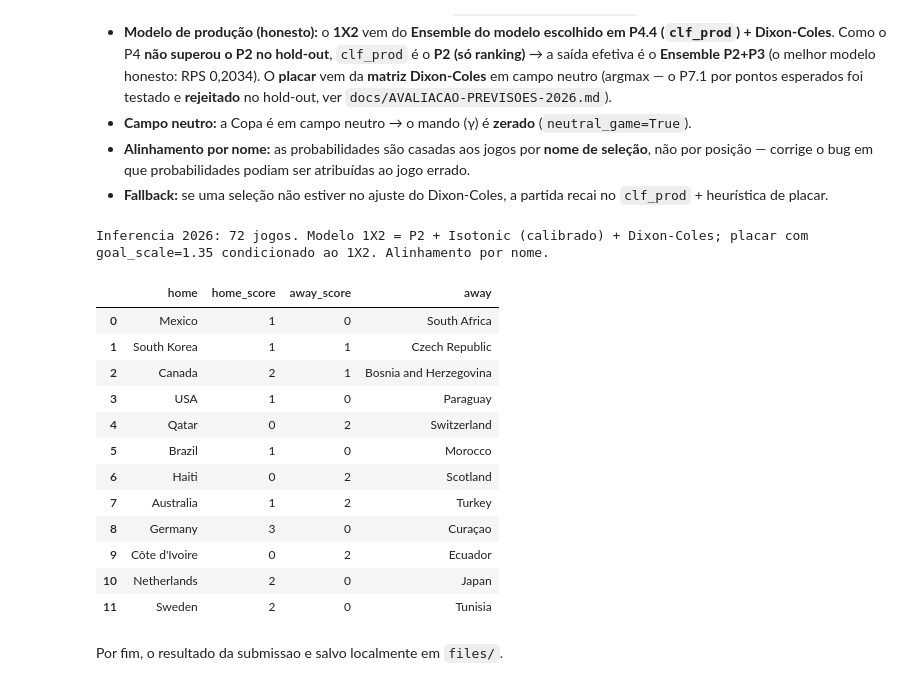
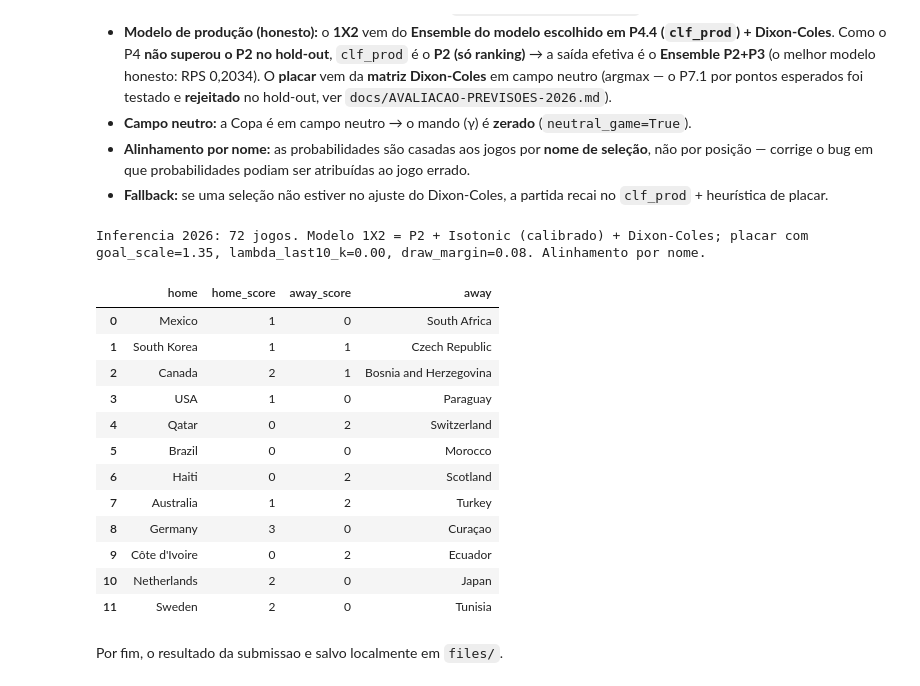
Before and after one commit to franklaercio/paul-the-octopus, a Jupyter notebook: src/paultheoctopus.ipynb, the cells around one changed output. Cells and saved outputs as stored; diff of their text form; code cells hidden in the pictures.

Commit message:
Improve scoreline draw conditioning

```diff
--- a/src/paultheoctopus.ipynb
+++ b/src/paultheoctopus.ipynb
@@ -886,17 +886,20 @@ def constrained_argmax_scoreline(M, outcome):
     flat = int(np.argmax(W))
     return (flat // n, flat % n)
 
-def predict_match(a, b, gamma, rho, home, away, neutral_game=True, goal_scale=1.0):
+def predict_match(a, b, gamma, rho, home, away, neutral_game=True, goal_scale=1.0,
+                  lambda_mult_home=1.0, lambda_mult_away=1.0):
     """Distribuicao completa de placares P(i,j) e 1X2 derivado dela.
 
     goal_scale multiplica as medias de gols (lambda/mu) antes de montar a
-    matriz. O default 1.0 preserva o comportamento historico; a producao
-    pode usar uma escala calibrada apenas para escolher o placar.
+    matriz. lambda_mult_home/away permitem ajustes suaves por features de
+    ataque/defesa recentes. Defaults preservam o comportamento historico.
     """
     ih, ia = team_idx[home], team_idx[away]
     home_adv = 0.0 if neutral_game else gamma          # Copa = neutro -> mando zerado
-    lam = np.exp(np.clip(a[ih] - b[ia] + home_adv, -5, 5)) * float(goal_scale)
-    mu = np.exp(np.clip(a[ia] - b[ih], -5, 5)) * float(goal_scale)
+    lam = (np.exp(np.clip(a[ih] - b[ia] + home_adv, -5, 5)) *
+           float(goal_scale) * float(lambda_mult_home))
+    mu = (np.exp(np.clip(a[ia] - b[ih], -5, 5)) *
+          float(goal_scale) * float(lambda_mult_away))
     i = np.arange(MAXG + 1)
     M = np.outer(poisson.pmf(i, lam), poisson.pmf(i, mu))   # M[i,j]=P(casa=i, fora=j)
     M[0, 0] *= (1 - lam * mu * rho)                    # correcao Dixon-Coles
@@ -1394,9 +1482,13 @@ def _fit_eval(features, eval_feat, eval_y):
 
 BASE_FEATURES = ['average_rank', 'rank_difference']   # P2 (so ranking)
 # Features "diff" encodam a comparacao direta (mais robustas que pares
-# home/away separados num hold-out de 57 jogos). H2H fora (vazaria, ver P4.2).
+# home/away separados num hold-out de 57 jogos). Last10 separa perfil recente
+# de ataque/defesa. H2H fora (vazaria, ver P4.2).
 P4_CANDIDATES = ['elo_diff', 'points_diff', 'form_diff', 'gf_diff', 'ga_diff',
-                 'rest_diff', 'neutral_int']
+                 'rest_diff', 'neutral_int',
+                 'attack_diff_last10', 'defense_diff_last10', 'pressure_diff_last10',
+                 'attack_diff_last10_adj', 'defense_diff_last10_adj',
+                 'pressure_diff_last10_adj']
 
 # Guarda anti-vazamento: nenhuma coluna de placar/alvo entre os candidatos.
 _proibidas = {'home_score', 'away_score', 'score_difference', 'is_won', 'outcome'}
@@ -1410,7 +1502,7 @@ print("Baseline P2 (so ranking): RPS VALIDACAO = %.4f\n" % _base_rps)
 print("Ablacao isolada (cada feature sozinha sobre o baseline, RPS na VALIDACAO):")
 for c in P4_CANDIDATES:
     r, _ = _fit_eval(BASE_FEATURES + [c], valid_feat, y_valid)
-    print("  + %-12s RPS_valid=%.4f  (delta %+.4f)" % (c, r, r - _base_rps))
+    print("  + %-22s RPS_valid=%.4f  (delta %+.4f)" % (c, r, r - _base_rps))
 
 # --- Forward greedy guiado pela VALIDACAO (mantem so o que melhora) ---
 print("\nForward greedy (seleciona na VALIDACAO; reporta no hold-out em P4.4):")
@@ -1423,7 +1515,7 @@ while _pool:
             _best = (c, r)
     if _best[1] < _cur - 1e-4:          # melhora real (> 0.0001 em RPS)
         P4_FEATURES.append(_best[0]); _pool.remove(_best[0]); _cur = _best[1]
-        print("  ACEITA + %-12s -> RPS_valid %.4f" % (_best[0], _cur))
+        print("  ACEITA + %-22s -> RPS_valid %.4f" % (_best[0], _cur))
     else:
         print("  PARA: melhor candidato (%s, RPS_valid %.4f) nao melhora a validacao."
               % (_best[0], _best[1]))
@@ -1801,11 +1897,13 @@ print("\nVEREDITO: calibracao isotonic do P2 %s." %
 
 # Expoe o objeto de producao consumido na inferencia 2026 (cell-43):
 #   clf_prod_calibrated = P2 com isotonic, se adotado; senao o clf_prod do P4.
-if ADOPT_CALIBRATION:
+if ADOPT_CALIBRATION and PROD_NAME.startswith("P2"):
     clf_prod_calibrated = cal_p2_isotonic
     PROD_CALIB_FEATURES = FEATURES                # P2 usa so as 2 features de ranking
     PROD_CALIB_NAME = "P2 + Isotonic (calibrado)"
 else:
+    # Se o P4/last10 vencer no hold-out, nao sobrescrevemos a producao
+    # com a calibracao especifica do P2. Calibrar P4 fica como etapa futura.
     clf_prod_calibrated = clf_prod
     PROD_CALIB_FEATURES = PROD_FEATURES
     PROD_CALIB_NAME = PROD_NAME
@@ -1948,39 +2254,47 @@ for _k, _r in enumerate(_inf.itertuples(index=False)):
         _ens = (_prod + _dc) / 2; _ens = _ens / _ens.sum()
         p_home, p_draw, p_away = _ens
 
         _score_scale = GOAL_SCALE_PROD if 'GOAL_SCALE_PROD' in dir() else 1.0
+        _lambda_k = LAMBDA_LAST10_K_PROD if 'LAMBDA_LAST10_K_PROD' in dir() else 0.0
+        _lambda_clip = LAMBDA_LAST10_CLIP_PROD if 'LAMBDA_LAST10_CLIP_PROD' in dir() else (1.0, 1.0)
+        _mh, _ma = _lambda_last10_mults(_r, k=_lambda_k, clip_bounds=_lambda_clip)
         _M_score, _, _ = predict_match(
             dc_alpha, dc_beta, dc_gamma, dc_rho, _h, _a, neutral_game=True,
-            goal_scale=_score_scale)
-        home_score, away_score = constrained_argmax_scoreline(_M_score, np.argmax(_ens))
+            goal_scale=_score_scale, lambda_mult_home=_mh, lambda_mult_away=_ma)
+        _draw_margin = DRAW_MARGIN_PROD if 'DRAW_MARGIN_PROD' in dir() else 0.0
+        _score_outcome = choose_outcome_with_draw_margin(_ens, margin=_draw_margin)
+        home_score, away_score = constrained_argmax_scoreline(_M_score, _score_outcome)
     else:
         # Fallback (selecao sem historico no DC): modelo de producao + heuristica.
         p_home, p_draw, p_away = _prod
         _o = int(np.argmax([p_home, p_draw, p_away])); home_score = away_score = 0
         if _o == 1:
             if max(p_home, p_away) > 0.30: home_score = away_score = 1
         elif _o == 0:
             home_score = 2 if p_home > 0.70 else 1; away_score = 1 if p_home <= 0.60 else 0
         else:
             away_score = 2 if p_away > 0.70 else 1; home_score = 1 if p_away <= 0.60 else 0
     _rows.append({"home": _r.disp_home, "home_score": int(home_score),
                   "away_score": int(away_score), "away": _r.disp_away})
 
 predictions = pd.DataFrame(_rows, columns=["home", "home_score", "away_score", "away"])
 print("Inferencia 2026: %d jogos. Modelo 1X2 = %s + Dixon-Coles; "
-      "placar com goal_scale=%.2f condicionado ao 1X2. Alinhamento por nome." % (len(predictions),
+      "placar com goal_scale=%.2f, lambda_last10_k=%.2f, draw_margin=%.2f. "
+      "Alinhamento por nome." % (len(predictions),
       PROD_CALIB_NAME if 'PROD_CALIB_NAME' in dir() else PROD_NAME,
-      GOAL_SCALE_PROD if 'GOAL_SCALE_PROD' in dir() else 1.0))
+      GOAL_SCALE_PROD if 'GOAL_SCALE_PROD' in dir() else 1.0,
+      LAMBDA_LAST10_K_PROD if 'LAMBDA_LAST10_K_PROD' in dir() else 0.0,
+      DRAW_MARGIN_PROD if 'DRAW_MARGIN_PROD' in dir() else 0.0))
 predictions.head(12)
 # %% [output]
-Inferencia 2026: 72 jogos. Modelo 1X2 = P2 + Isotonic (calibrado) + Dixon-Coles; placar com goal_scale=1.35 condicionado ao 1X2. Alinhamento por nome.
+Inferencia 2026: 72 jogos. Modelo 1X2 = P2 + Isotonic (calibrado) + Dixon-Coles; placar com goal_scale=1.35, lambda_last10_k=0.00, draw_margin=0.08. Alinhamento por nome.
 |  | home | home_score | away_score | away |
 | 0 | Mexico | 1 | 0 | South Africa |
 | 1 | South Korea | 1 | 1 | Czech Republic |
 | 2 | Canada | 2 | 1 | Bosnia and Herzegovina |
 | 3 | USA | 1 | 0 | Paraguay |
 | 4 | Qatar | 0 | 2 | Switzerland |
-| 5 | Brazil | 1 | 0 | Morocco |
+| 5 | Brazil | 0 | 0 | Morocco |
 | 6 | Haiti | 0 | 2 | Scotland |
 | 7 | Australia | 1 | 2 | Turkey |
 | 8 | Germany | 3 | 0 | Curaçao |
```
Also changed, not shown: parts of 6 cells of this notebook, 3 other files.
